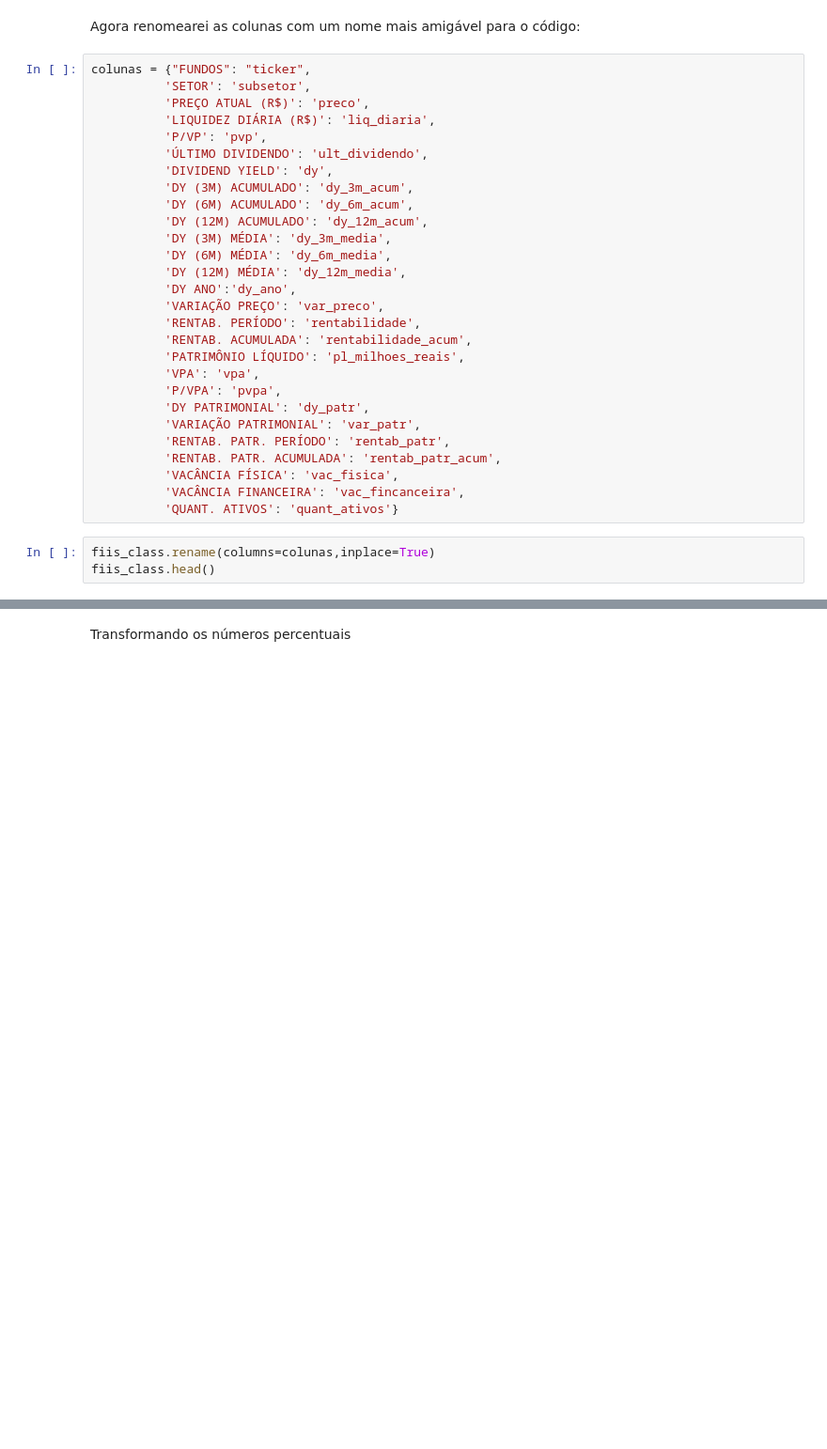
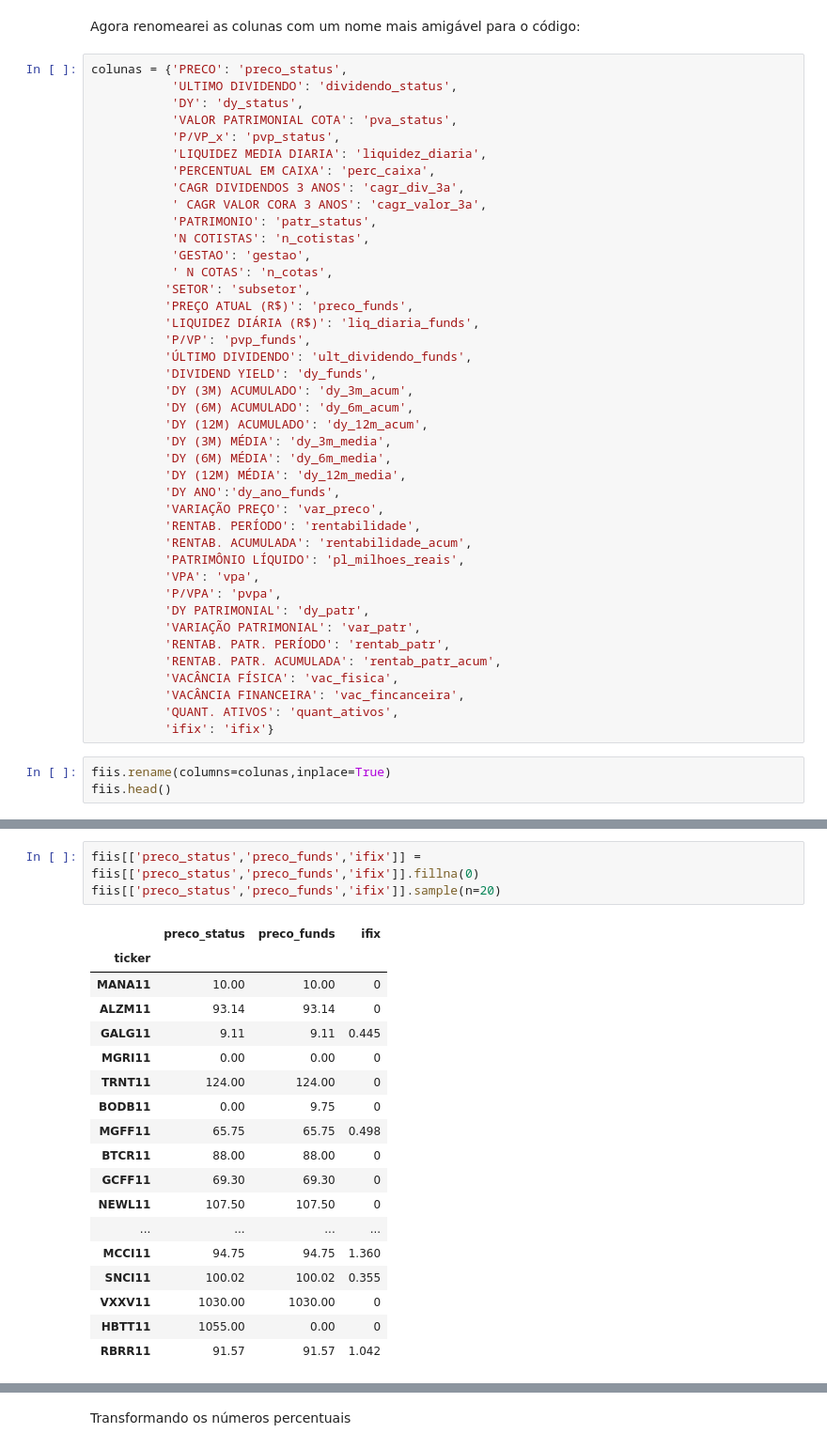
Before and after one commit to Mateus-cpa/analisando_fiis, a Jupyter notebook: analisando-fiis.ipynb, the cells around one changed output, grey strips where cells are left out. Shown at 94% size. Cells and saved outputs as stored; diff of their text form; blank space fills up the shorter version.

```diff
--- a/analisando-fiis.ipynb
+++ b/analisando-fiis.ipynb
@@ -267,20 +326,32 @@ fiis.query('PRECO == "0,00"')
 # %% [markdown]
 Agora renomearei as colunas com um nome mais amigável para o código:
 # %%
-colunas = {"FUNDOS": "ticker",
+colunas = {'PRECO': 'preco_status',
+           'ULTIMO DIVIDENDO': 'dividendo_status',
+           'DY': 'dy_status',
+           'VALOR PATRIMONIAL COTA': 'pva_status',
+           'P/VP_x': 'pvp_status',
+           'LIQUIDEZ MEDIA DIARIA': 'liquidez_diaria',
+           'PERCENTUAL EM CAIXA': 'perc_caixa',
+           'CAGR DIVIDENDOS 3 ANOS': 'cagr_div_3a',
+           ' CAGR VALOR CORA 3 ANOS': 'cagr_valor_3a',
+           'PATRIMONIO': 'patr_status',
+           'N COTISTAS': 'n_cotistas',
+           'GESTAO': 'gestao',
+           ' N COTAS': 'n_cotas',
           'SETOR': 'subsetor',
-          'PREÇO ATUAL (R$)': 'preco',
-          'LIQUIDEZ DIÁRIA (R$)': 'liq_diaria',
-          'P/VP': 'pvp',
-          'ÚLTIMO DIVIDENDO': 'ult_dividendo',
-          'DIVIDEND YIELD': 'dy',
+          'PREÇO ATUAL (R$)': 'preco_funds',
+          'LIQUIDEZ DIÁRIA (R$)': 'liq_diaria_funds',
+          'P/VP': 'pvp_funds',
+          'ÚLTIMO DIVIDENDO': 'ult_dividendo_funds',
+          'DIVIDEND YIELD': 'dy_funds',
           'DY (3M) ACUMULADO': 'dy_3m_acum',
           'DY (6M) ACUMULADO': 'dy_6m_acum',
           'DY (12M) ACUMULADO': 'dy_12m_acum',
           'DY (3M) MÉDIA': 'dy_3m_media',
           'DY (6M) MÉDIA': 'dy_6m_media',
           'DY (12M) MÉDIA': 'dy_12m_media',
-          'DY ANO':'dy_ano',
+          'DY ANO':'dy_ano_funds',
           'VARIAÇÃO PREÇO': 'var_preco',
           'RENTAB. PERÍODO': 'rentabilidade',
           'RENTAB. ACUMULADA': 'rentabilidade_acum',
@@ -293,7 +364,8 @@ colunas = {"FUNDOS": "ticker",
           'RENTAB. PATR. ACUMULADA': 'rentab_patr_acum',
           'VACÂNCIA FÍSICA': 'vac_fisica',
           'VACÂNCIA FINANCEIRA': 'vac_fincanceira',
-          'QUANT. ATIVOS': 'quant_ativos'}
+          'QUANT. ATIVOS': 'quant_ativos',
+          'ifix': 'ifix'}
 # %%
-fiis_class.rename(columns=colunas,inplace=True)
-fiis_class.head()
+fiis.rename(columns=colunas,inplace=True)
+fiis.head()
@@ -299,0 +387,22 @@ fiis_class.head()
+# %%
+fiis[['preco_status','preco_funds','ifix']] = fiis[['preco_status','preco_funds','ifix']].fillna(0)
+fiis[['preco_status','preco_funds','ifix']].sample(n=20)
+# %% [output]
+|  | preco_status | preco_funds | ifix |
+| ticker |  |  |  |
+| MANA11 | 10.00 | 10.00 | 0 |
+| ALZM11 | 93.14 | 93.14 | 0 |
+| GALG11 | 9.11 | 9.11 | 0.445 |
+| MGRI11 | 0.00 | 0.00 | 0 |
+| TRNT11 | 124.00 | 124.00 | 0 |
+| BODB11 | 0.00 | 9.75 | 0 |
+| MGFF11 | 65.75 | 65.75 | 0.498 |
+| BTCR11 | 88.00 | 88.00 | 0 |
+| GCFF11 | 69.30 | 69.30 | 0 |
+| NEWL11 | 107.50 | 107.50 | 0 |
+| ... | ... | ... | ... |
+| MCCI11 | 94.75 | 94.75 | 1.360 |
+| SNCI11 | 100.02 | 100.02 | 0.355 |
+| VXXV11 | 1030.00 | 1030.00 | 0 |
+| HBTT11 | 1055.00 | 0.00 | 0 |
+| RBRR11 | 91.57 | 91.57 | 1.042 |
```
Also changed, not shown: parts of 32 cells of this notebook.
